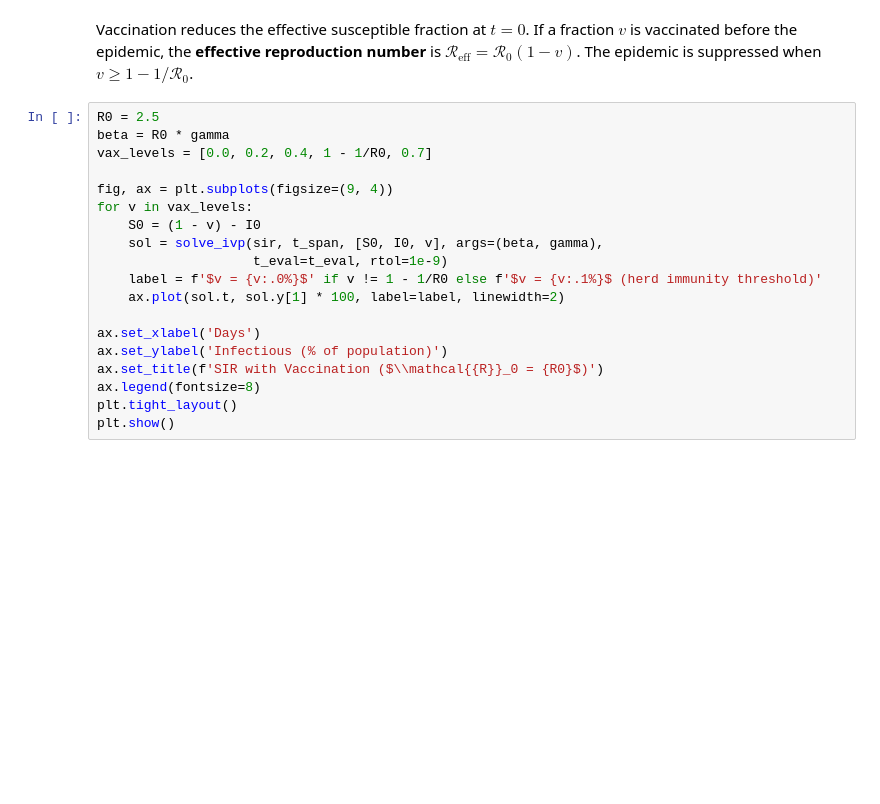
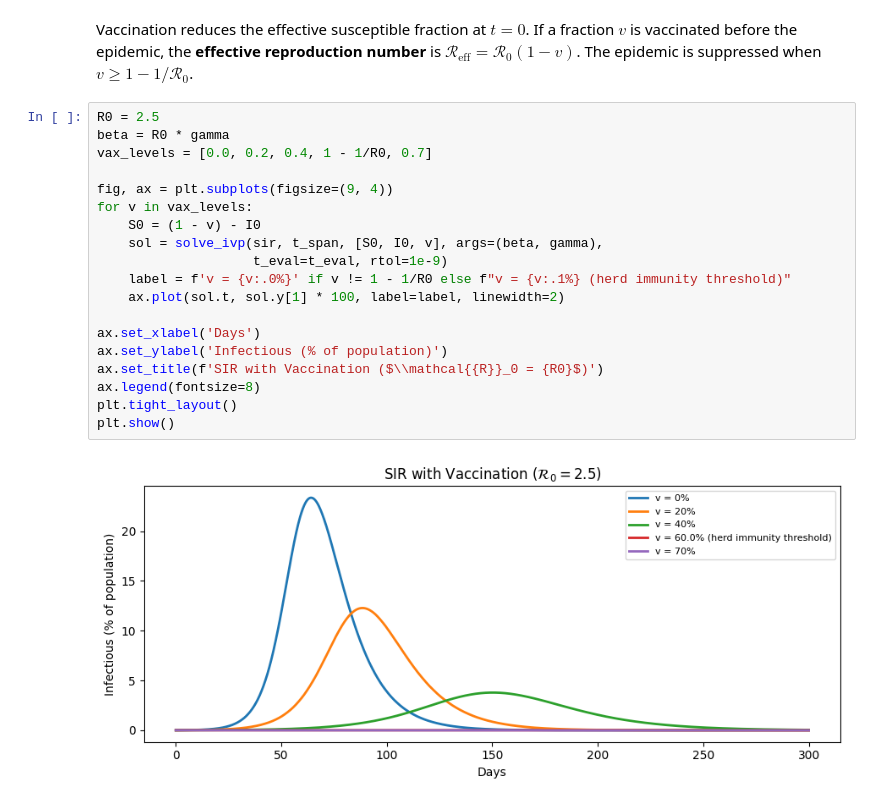
Before and after one commit to tristanth03/UNC, a Jupyter notebook: samples/LaTex_claude/sample_0_9.ipynb, the cells around one changed output. Saved outputs shown, nothing was run; the diff lists cells and outputs as text; blank space fills up the shorter version.

```diff
--- a/samples/LaTex_claude/sample_0_9.ipynb
+++ b/samples/LaTex_claude/sample_0_9.ipynb
@@ -100,19 +102,21 @@ Vaccination reduces the effective susceptible fraction at $t=0$. If a fraction $
 # %%
 R0 = 2.5
 beta = R0 * gamma
 vax_levels = [0.0, 0.2, 0.4, 1 - 1/R0, 0.7]
 
 fig, ax = plt.subplots(figsize=(9, 4))
 for v in vax_levels:
     S0 = (1 - v) - I0
     sol = solve_ivp(sir, t_span, [S0, I0, v], args=(beta, gamma),
                     t_eval=t_eval, rtol=1e-9)
-    label = f'$v = {v:.0%}$' if v != 1 - 1/R0 else f'$v = {v:.1%}$ (herd immunity threshold)'
+    label = f'v = {v:.0%}' if v != 1 - 1/R0 else f"v = {v:.1%} (herd immunity threshold)"
     ax.plot(sol.t, sol.y[1] * 100, label=label, linewidth=2)
 
 ax.set_xlabel('Days')
 ax.set_ylabel('Infectious (% of population)')
 ax.set_title(f'SIR with Vaccination ($\\mathcal{{R}}_0 = {R0}$)')
 ax.legend(fontsize=8)
 plt.tight_layout()
 plt.show()
+# %% [output]
+[figure, added]
```
Also changed, not shown: parts of 1 cell of this notebook, 22 other files.
